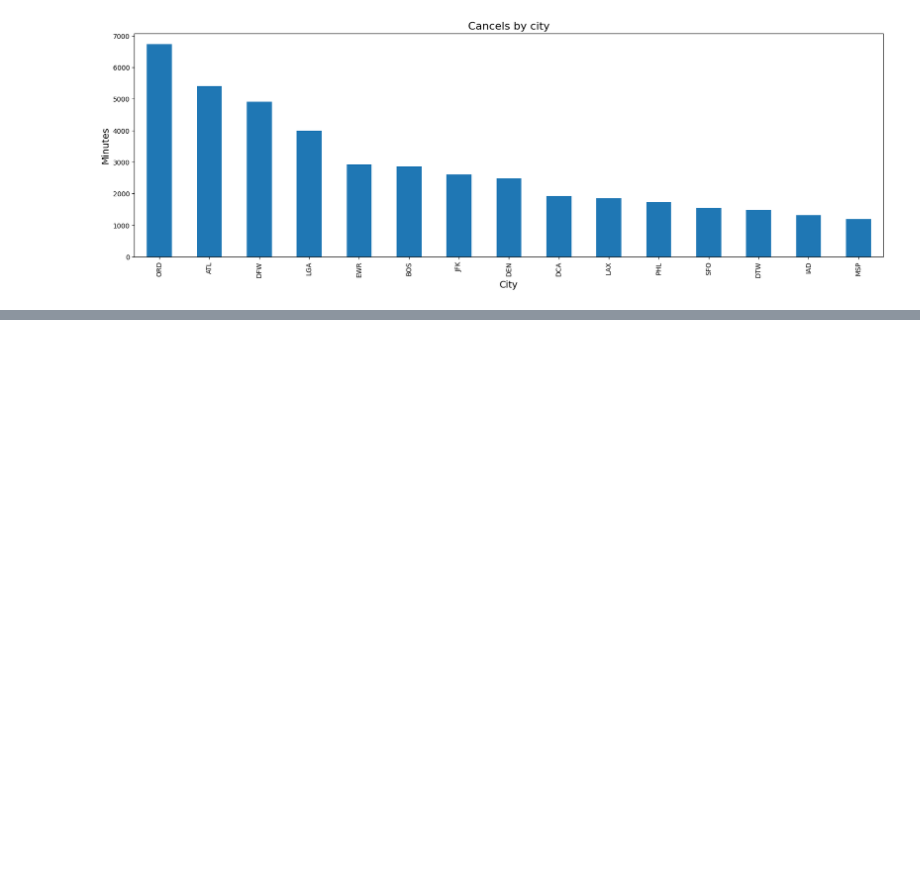
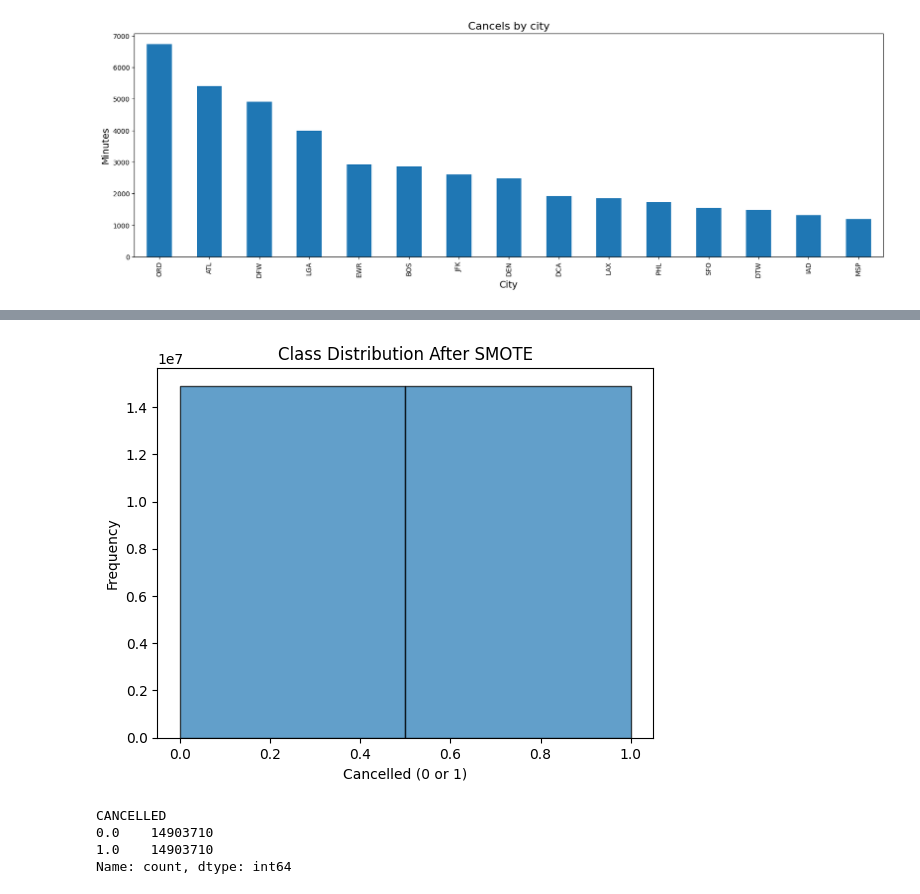
Before and after one commit to AleksandraBen/workshop-ai, a Jupyter notebook: project2.ipynb, the cells around one changed output, grey strips where cells are left out. Cells and saved outputs as stored; diff of their text form; code cells hidden in the pictures; blank space fills up the shorter version.

```diff
--- a/project2.ipynb
+++ b/project2.ipynb
@@ -557,0 +569,23 @@ plt.show()
+# %%
+# Apply SMOTE to the training data
+from imblearn.over_sampling import SMOTE
+sm = SMOTE(random_state=42)
+X_resampled, y_resampled = sm.fit_resample(X_train_cancel, y_train_cancel)
+
+# Verify the new class distribution
+import matplotlib.pyplot as plt
+
+plt.hist(y_resampled, bins=2, edgecolor='k', alpha=0.7)
+plt.title('Class Distribution After SMOTE')
+plt.xlabel('Cancelled (0 or 1)')
+plt.ylabel('Frequency')
+plt.show()
+
+# Print new class distribution
+print(y_resampled.value_counts())
+# %% [output]
+[figure, added]
+CANCELLED
+0.0    14903710
+1.0    14903710
+Name: count, dtype: int64
```
Also changed, not shown: parts of 11 cells of this notebook.
